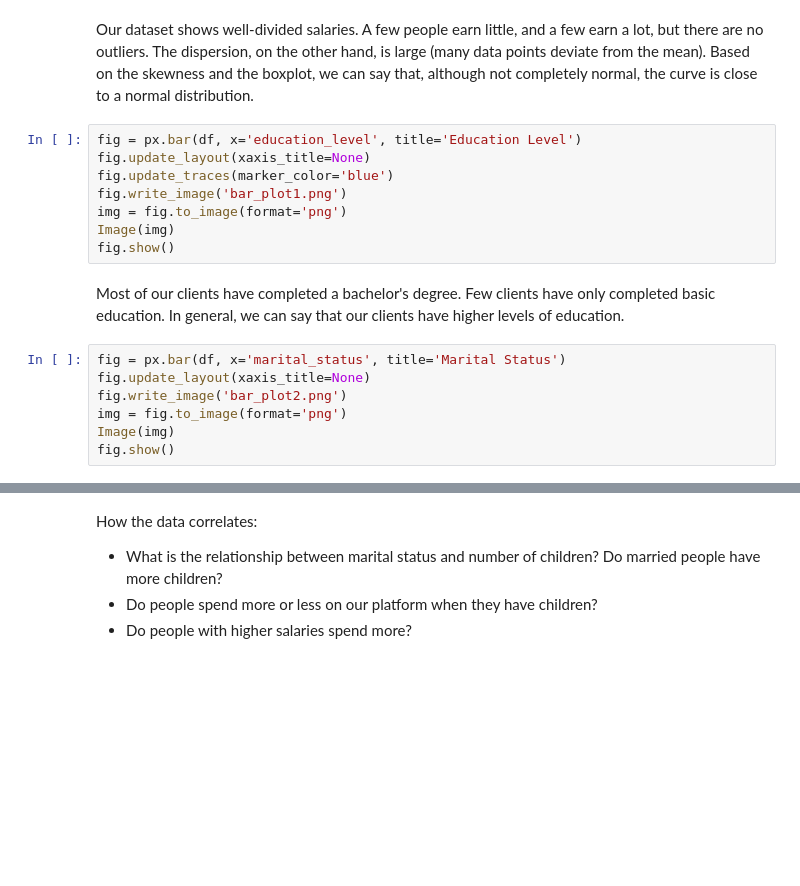
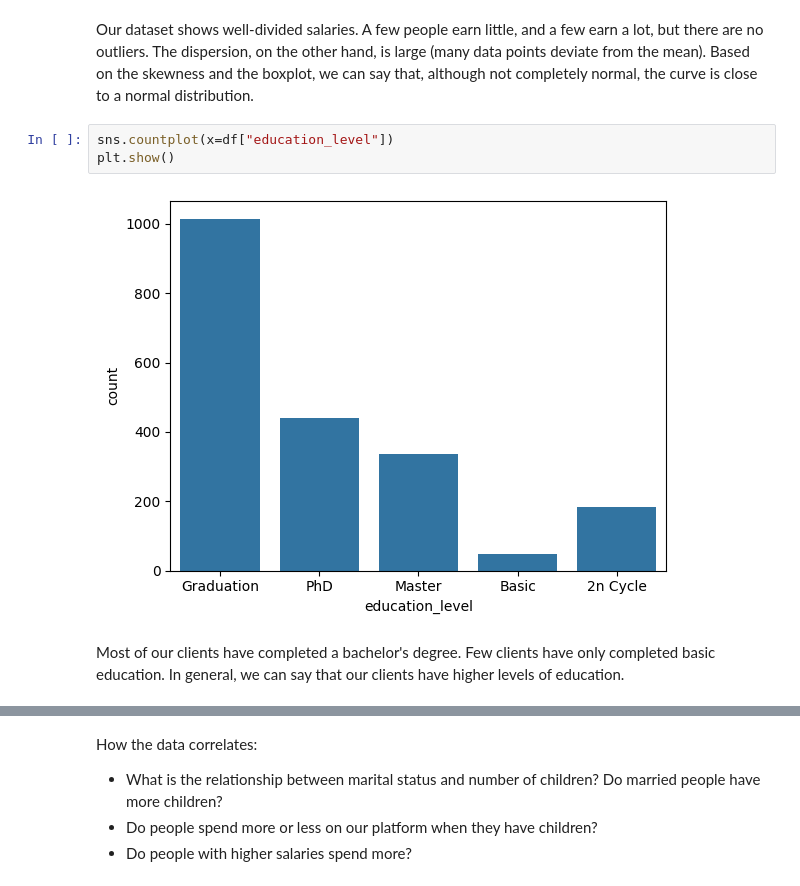
Before and after one commit to luismendoncafsilva/Exploratory-Data-Analysis, a Jupyter notebook: EDA.ipynb, the cells around one changed output, grey strips where cells are left out. Drawn from its saved outputs; the diff is of its cells as text; blank space fills up the shorter version.

```diff
--- a/EDA.ipynb
+++ b/EDA.ipynb
@@ -167,21 +164,11 @@ np.float64(0.004357040710783565)
 Our dataset shows well-divided salaries. A few people earn little, and a few earn a lot, but there are no outliers.
 The dispersion, on the other hand, is large (many data points deviate from the mean).
 Based on the skewness and the boxplot, we can say that, although not completely normal, the curve is close to a normal distribution.
-# %%
-fig = px.bar(df, x='education_level', title='Education Level')
-fig.update_layout(xaxis_title=None)
-fig.update_traces(marker_color='blue')
-fig.write_image('bar_plot1.png')
-img = fig.to_image(format='png')
-Image(img)
-fig.show()
+# %%
+sns.countplot(x=df["education_level"])
+plt.show()
+# %% [output]
+[figure, added]
 # %% [markdown]
 Most of our clients have completed a bachelor's degree. Few clients have only completed basic education.
 In general, we can say that our clients have higher levels of education.
-# %%
-fig = px.bar(df, x='marital_status', title='Marital Status')
-fig.update_layout(xaxis_title=None)
-fig.write_image('bar_plot2.png')
-img = fig.to_image(format='png')
-Image(img)
-fig.show()
```
Also changed, not shown: parts of 13 cells of this notebook.
